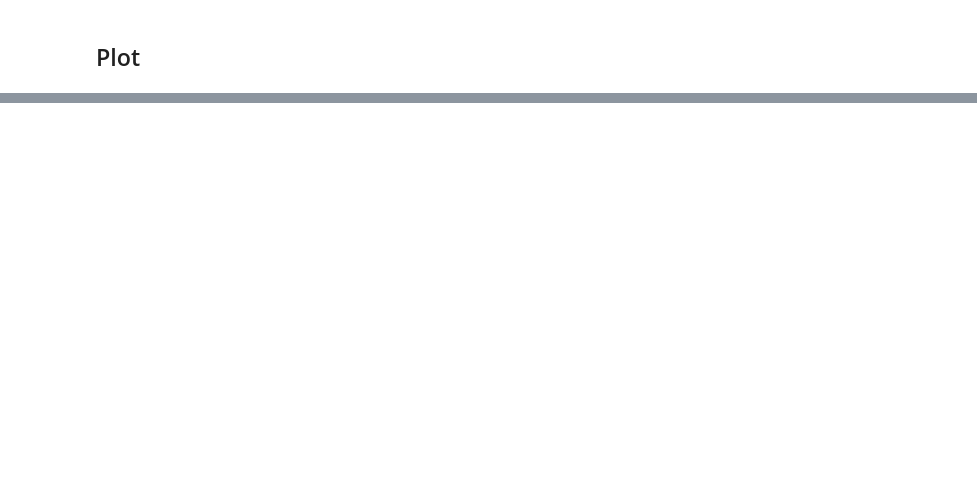
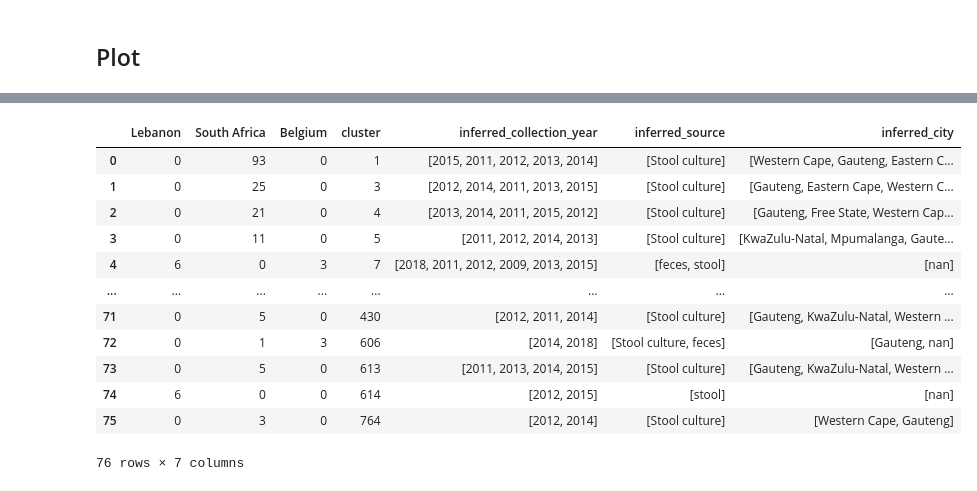
Before and after one commit to bayraktar1/SRA-Data-Collector, a Jupyter notebook: cluster_plot_mash.ipynb, the cells around one changed output, grey strips where cells are left out. Cells and saved outputs as stored; diff of their text form; code cells hidden in the pictures; blank space fills up the shorter version.

```diff
--- a/cluster_plot_mash.ipynb
+++ b/cluster_plot_mash.ipynb
@@ -131,3 +175,26 @@ test
+# %%
+merged['cluster'] = merged['cluster'].astype(str)
+years_per_cluster = merged.groupby('cluster')['inferred_collection_year'].unique()
+sample_source = merged.groupby('cluster')['inferred_source'].unique()
+sample_city = merged.groupby('cluster')['inferred_city'].unique()
+test2 = pd.merge(test, years_per_cluster, on="cluster", how='inner')
+test2 = pd.merge(test2, sample_source, on="cluster", how='inner')
+test2 = pd.merge(test2, sample_city, on="cluster", how='inner')
+test2
+# %% [output]
+|  | Lebanon | South Africa | Belgium | cluster | inferred_collection_year | inferred_source | inferred_city |
+| 0 | 0 | 93 | 0 | 1 | [2015, 2011, 2012, 2013, 2014] | [Stool culture] | [Western Cape, Gauteng, Eastern C... |
+| 1 | 0 | 25 | 0 | 3 | [2012, 2014, 2011, 2013, 2015] | [Stool culture] | [Gauteng, Eastern Cape, Western C... |
+| 2 | 0 | 21 | 0 | 4 | [2013, 2014, 2011, 2015, 2012] | [Stool culture] | [Gauteng, Free State, Western Cap... |
+| 3 | 0 | 11 | 0 | 5 | [2011, 2012, 2014, 2013] | [Stool culture] | [KwaZulu-Natal, Mpumalanga, Gaute... |
+| 4 | 6 | 0 | 3 | 7 | [2018, 2011, 2012, 2009, 2013, 2015] | [feces, stool] | [nan] |
+| ... | ... | ... | ... | ... | ... | ... | ... |
+| 71 | 0 | 5 | 0 | 430 | [2012, 2011, 2014] | [Stool culture] | [Gauteng, KwaZulu-Natal, Western ... |
+| 72 | 0 | 1 | 3 | 606 | [2014, 2018] | [Stool culture, feces] | [Gauteng, nan] |
+| 73 | 0 | 5 | 0 | 613 | [2011, 2013, 2014, 2015] | [Stool culture] | [Gauteng, KwaZulu-Natal, Western ... |
+| 74 | 6 | 0 | 0 | 614 | [2012, 2015] | [stool] | [nan] |
+| 75 | 0 | 3 | 0 | 764 | [2012, 2014] | [Stool culture] | [Western Cape, Gauteng] |
+76 rows × 7 columns
 # %%
 from bokeh.palettes import HighContrast3
 from bokeh.plotting import figure, show
```
Also changed, not shown: parts of 9 cells of this notebook.
